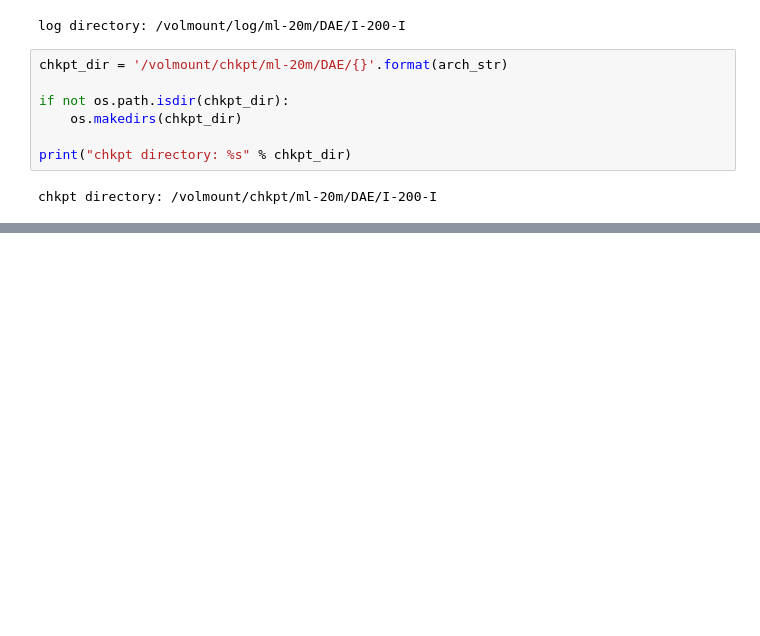
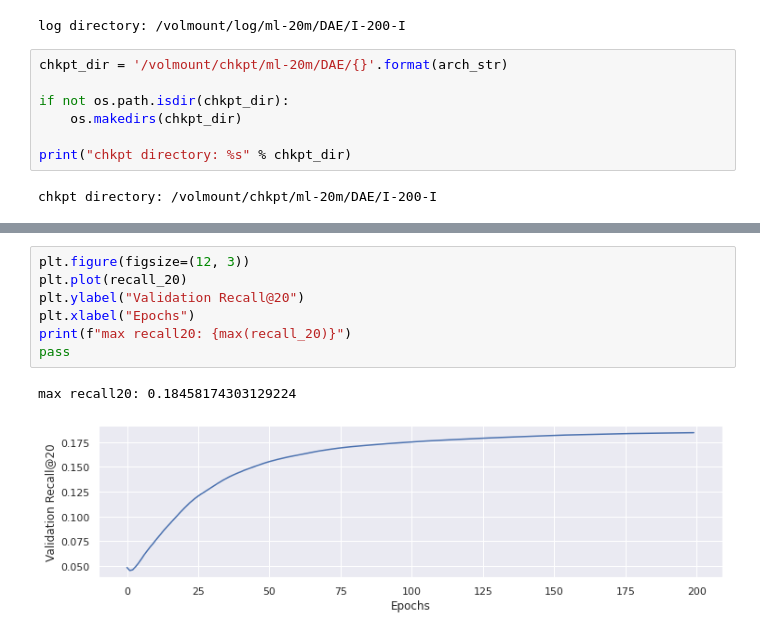
Before and after one commit to myeonghak/VAE_recommender_system, a Jupyter notebook: VAE_recsys.ipynb, the cells around one changed output, grey strips where cells are left out. Drawn from its saved outputs; the diff is of its cells as text; blank space fills up the shorter version.

```diff
--- a/VAE_recsys.ipynb
+++ b/VAE_recsys.ipynb
@@ -820,0 +763,10 @@ Test Recall@50=0.01366 (0.00115)
+# %%
+plt.figure(figsize=(12, 3))
+plt.plot(recall_20)
+plt.ylabel("Validation Recall@20")
+plt.xlabel("Epochs")
+print(f"max recall20: {max(recall_20)}")
+pass
+# %% [output]
+max recall20: 0.18458174303129224
+[figure, added]
```
Also changed, not shown: parts of 19 cells of this notebook, 1 other file.
